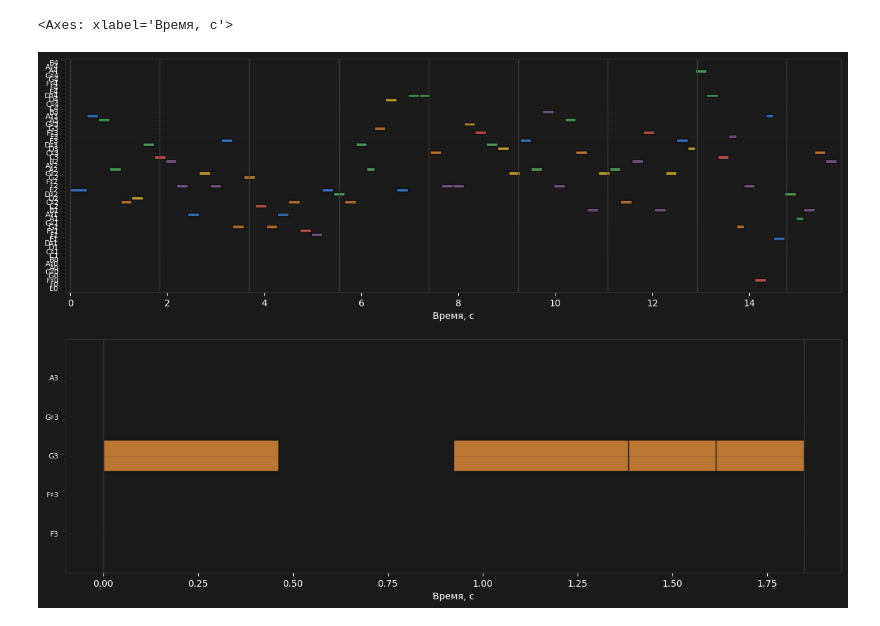
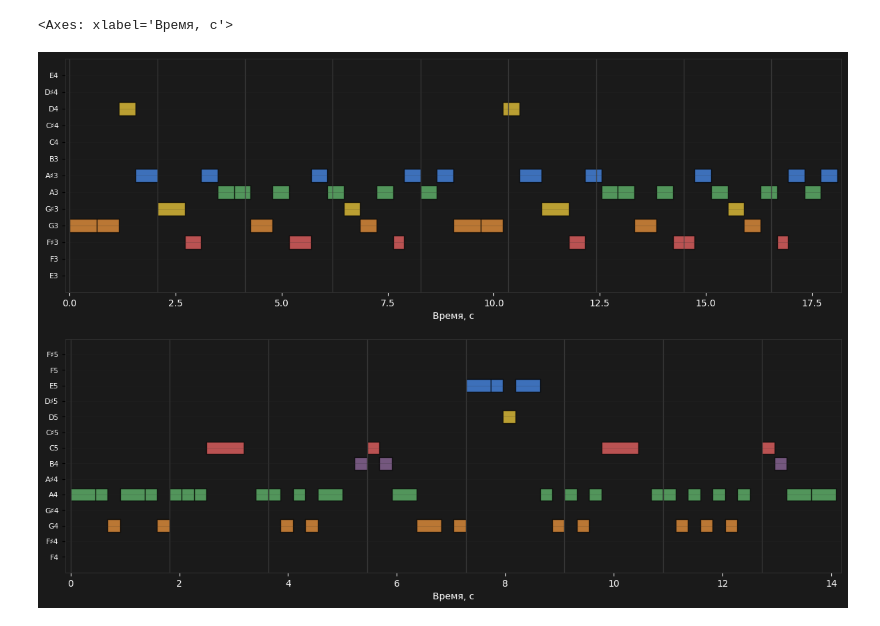
Before and after one commit to HerrPhoton/plagitune, a Jupyter notebook: notebooks/inference.ipynb, the cells around one changed output. Saved outputs shown, nothing was run; the diff lists cells and outputs as text; code cells hidden in the pictures.

Commit message:
С фильтрацией шума и lstm

```diff
--- a/notebooks/inference.ipynb
+++ b/notebooks/inference.ipynb
@@ -10,19 +10,20 @@ from src.data.structures.melody import Melody
 split = "test"
 file = "verse"
 # %%
-audio = f"..\\datasets\\melody_extraction\\processed\\{split}\\audio\\{file}.wav"
-midi = f"..\\datasets\\melody_extraction\\processed\\{split}\\labels\\{file}.mid"
+#audio = f"..\\datasets\\melody_extraction\\processed\\{split}\\audio\\{file}.wav"
+#midi = f"..\\datasets\\melody_extraction\\processed\\{split}\\labels\\{file}.mid"
+midi = f"..\\datasets\\melody_extraction\\raw\\labels\\Verse.mid"
 # %%
 from src.data.datasets.melody_dataset import MelodyDataset
 from src.data.datasets.audio_dataset import AudioDataset
 
 dataset = MelodyDataset.from_path(
-    "..\\datasets\\melody_extraction\\processed\\train",
+    "..\\datasets\\melody_extraction\\raw\\",
     hop_size=4,
 )
 
-audio_dataset = AudioDataset(dataset.sliced_audio[:2])
-audio_dataset.sliced_audio = dataset.sliced_audio[:2]
+audio_dataset = AudioDataset(dataset.sliced_audio)
+audio_dataset.sliced_audio = dataset.sliced_audio
 # %%
 from src.data.structures.sample import Sample
 
@@ -38,14 +39,14 @@ array([<Axes: xlabel='Время, с', ylabel='Частота, Гц'>,
 # %%
-melody_inference = MelodyInference("..\\src\\nn\\logs\\fix_denoise\\checkpoints\\best.ckpt")
+melody_inference = MelodyInference("..\\src\\nn\\logs\\with_lstm_3\\checkpoints\\best.ckpt")
 # %%
 fig, ax = plt.subplots(2, 1, figsize=(15, 10))
 fig.patch.set_facecolor('#1A1A1A')
 
-melody = melody_inference.extract_melody(audio_dataset, tempo=130)
+melody = melody_inference.extract_melody(audio_dataset, tempo=116)
 melody.visualize(ax=ax[0])
 
 target = Melody.from_midi(midi)
 target.visualize(ax=ax[1])
 # %% [output]
 <Axes: xlabel='Время, с'>
-[figure, old version]
+[figure, new version]
```
Also changed, not shown: parts of 1 cell of this notebook, 10 other files.
